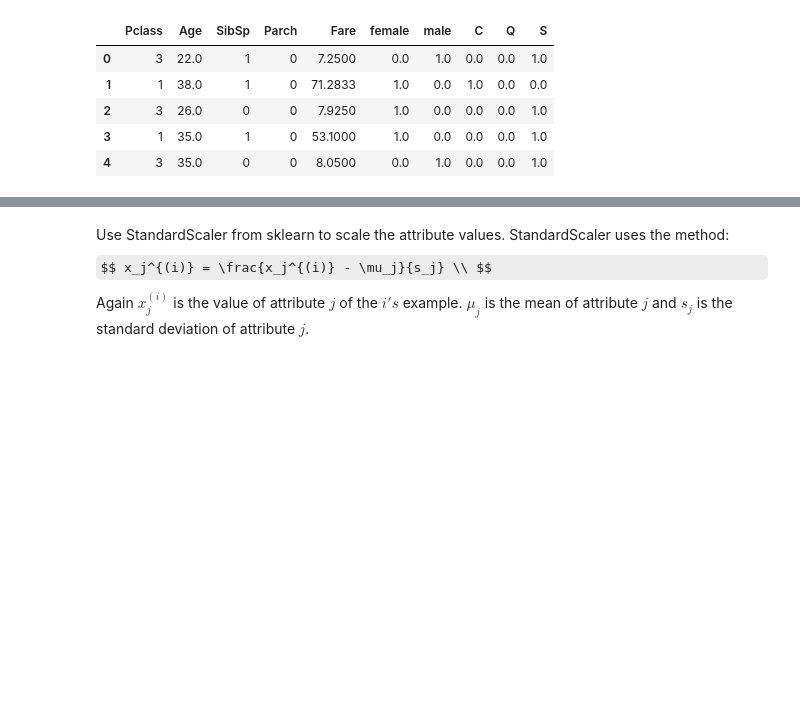
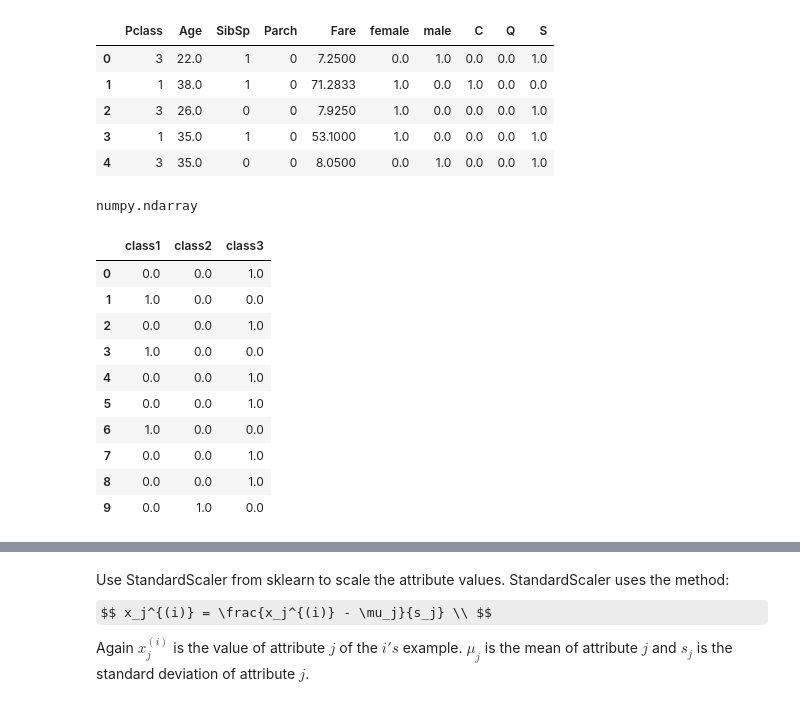
Before and after one commit to faberfred/kaggle, a Jupyter notebook: titanic/titanic_v2.ipynb, the cells around one changed output, grey strips where cells are left out. Saved outputs shown, nothing was run; the diff lists cells and outputs as text; code cells hidden in the pictures; some formulas as TeX source; blank space fills up the shorter version.

```diff
--- a/titanic/titanic_v2.ipynb
+++ b/titanic/titanic_v2.ipynb
@@ -406,3 +406,9 @@ X_train.head()
 | 2 | 3 | 26.0 | 0 | 0 | 7.9250 | 1.0 | 0.0 | 0.0 | 0.0 | 1.0 |
 | 3 | 1 | 35.0 | 1 | 0 | 53.1000 | 1.0 | 0.0 | 0.0 | 0.0 | 1.0 |
 | 4 | 3 | 35.0 | 0 | 0 | 8.0500 | 0.0 | 1.0 | 0.0 | 0.0 | 1.0 |
+# %%
+classes_cat = X_train['Pclass']
+classes_cat = classes_cat.as_matrix()
+type(classes_cat)
+# %% [output]
+numpy.ndarray
@@ -408,0 +418,15 @@ X_train.head()
+# %%
+classes_cat_1hot = pd.DataFrame(classes_cat, columns=['class1', 'class2', 'class3'])
+classes_cat_1hot.head(10)
+# %% [output]
+|  | class1 | class2 | class3 |
+| 0 | 0.0 | 0.0 | 1.0 |
+| 1 | 1.0 | 0.0 | 0.0 |
+| 2 | 0.0 | 0.0 | 1.0 |
+| 3 | 1.0 | 0.0 | 0.0 |
+| 4 | 0.0 | 0.0 | 1.0 |
+| 5 | 0.0 | 0.0 | 1.0 |
+| 6 | 1.0 | 0.0 | 0.0 |
+| 7 | 0.0 | 0.0 | 1.0 |
+| 8 | 0.0 | 0.0 | 1.0 |
+| 9 | 0.0 | 1.0 | 0.0 |
```
Also changed, not shown: parts of 17 cells of this notebook.
